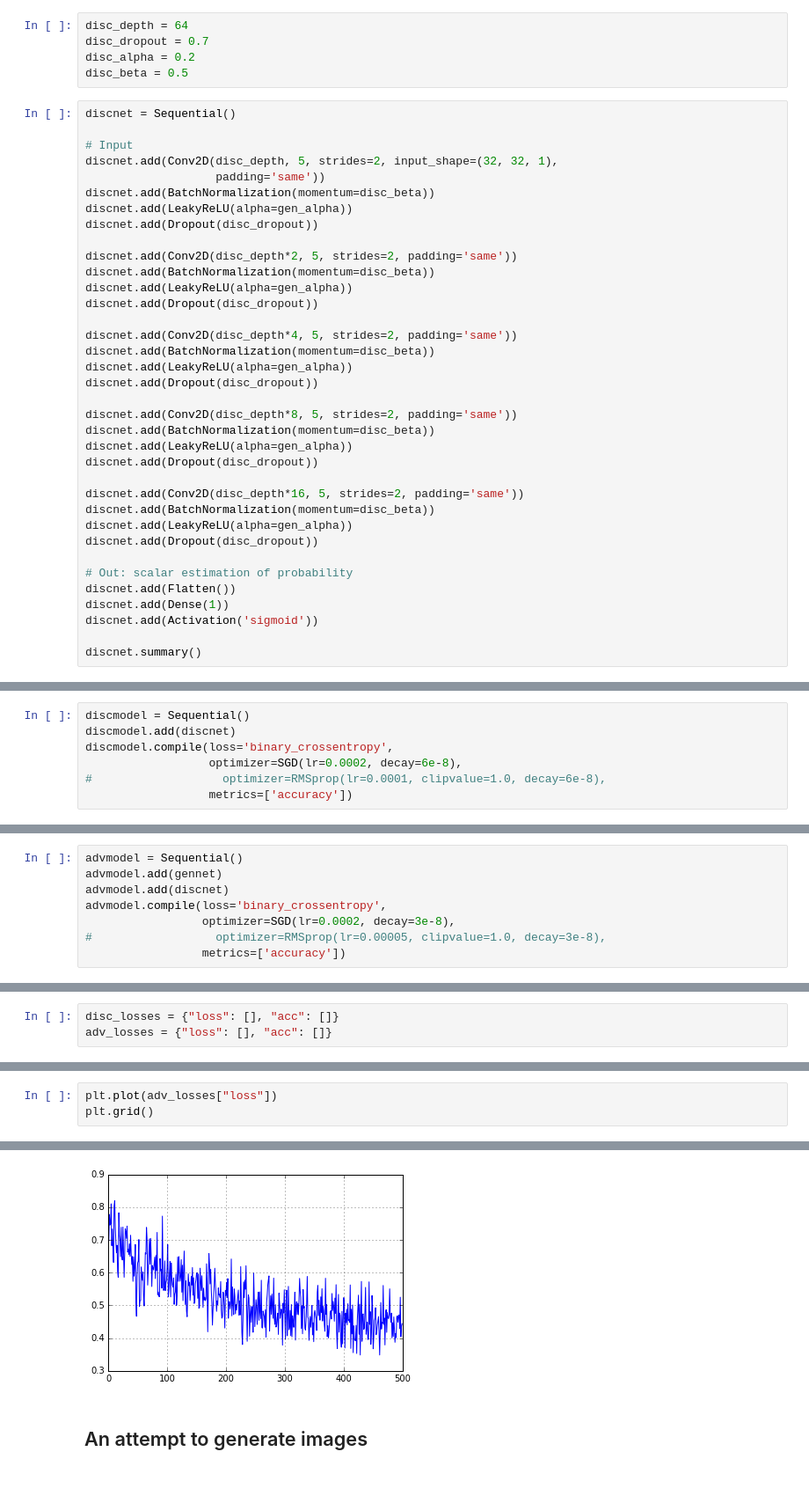
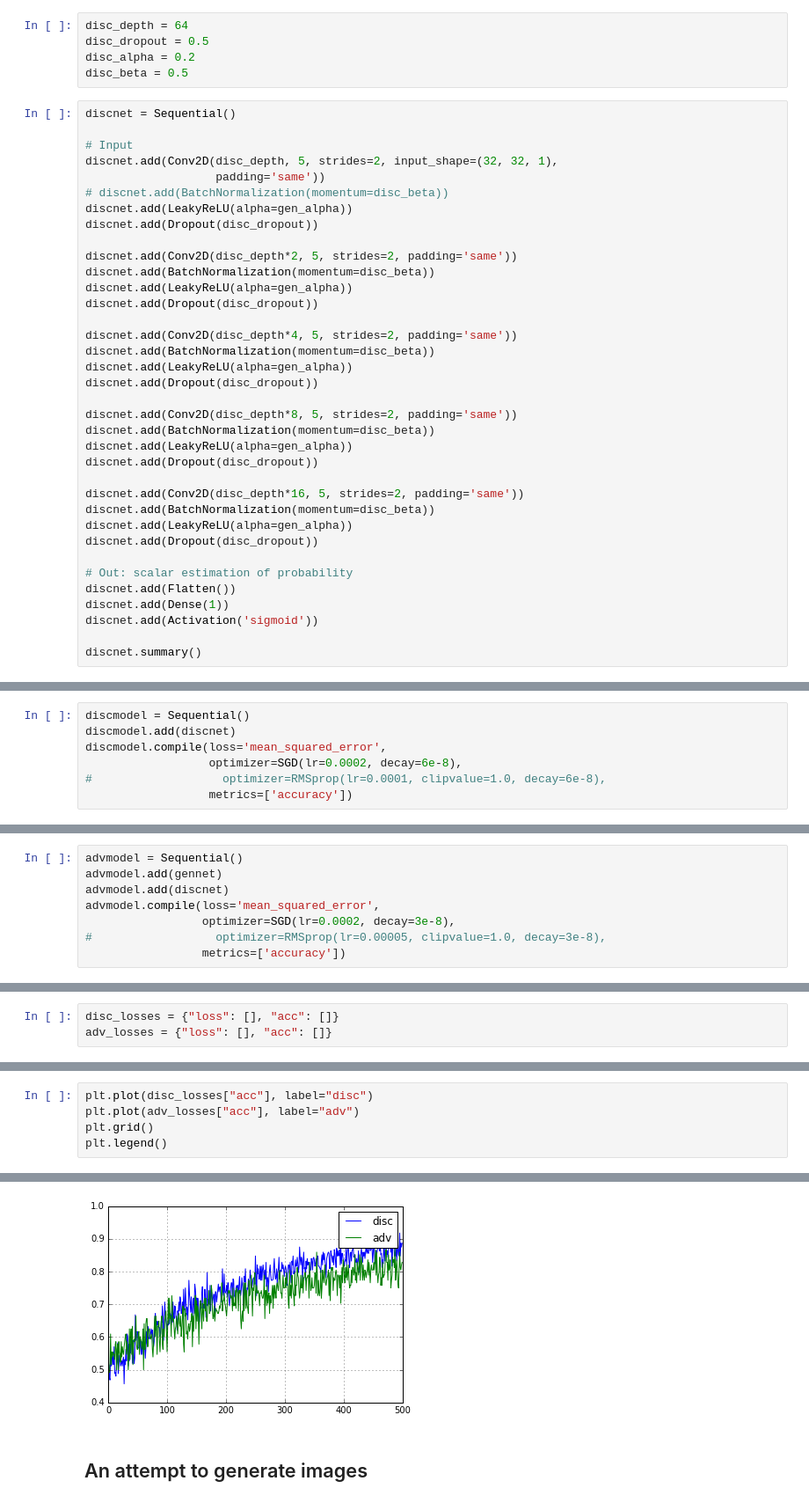
Before and after one commit to robolamp/SleepingCalligrapher, a Jupyter notebook: chars_GAN.ipynb, the cells around one changed output, grey strips where cells are left out. Shown at 88% size. Cells and saved outputs as stored; diff of their text form.

Commit message:
Issue #4: Images scaling fixed, still works bad

```diff
--- a/chars_GAN.ipynb
+++ b/chars_GAN.ipynb
@@ -160,7 +155,7 @@ _________________________________________________________________
 ## Discriminator
 # %%
 disc_depth = 64
-disc_dropout = 0.7
+disc_dropout = 0.5
 disc_alpha = 0.2
 disc_beta = 0.5
 # %%
@@ -169,7 +164,7 @@ discnet = Sequential()
 # Input
 discnet.add(Conv2D(disc_depth, 5, strides=2, input_shape=(32, 32, 1),
                    padding='same'))
-discnet.add(BatchNormalization(momentum=disc_beta))
+# discnet.add(BatchNormalization(momentum=disc_beta))
 discnet.add(LeakyReLU(alpha=gen_alpha))
 discnet.add(Dropout(disc_dropout))
 
@@ -222,7 +217,7 @@ _________________________________________________________________
 # %%
 discmodel = Sequential()
 discmodel.add(discnet)
-discmodel.compile(loss='binary_crossentropy',
+discmodel.compile(loss='mean_squared_error',
                   optimizer=SGD(lr=0.0002, decay=6e-8),
 #                   optimizer=RMSprop(lr=0.0001, clipvalue=1.0, decay=6e-8),
                   metrics=['accuracy'])
@@ -232,7 +227,7 @@ discmodel.compile(loss='binary_crossentropy',
 advmodel = Sequential()
 advmodel.add(gennet)
 advmodel.add(discnet)
-advmodel.compile(loss='binary_crossentropy',
+advmodel.compile(loss='mean_squared_error',
                  optimizer=SGD(lr=0.0002, decay=3e-8),
 #                  optimizer=RMSprop(lr=0.00005, clipvalue=1.0, decay=3e-8),
                  metrics=['accuracy'])
@@ -312,4 +310,6 @@ plt.grid()
 # %%
-plt.plot(adv_losses["loss"])
+plt.plot(disc_losses["acc"], label="disc")
+plt.plot(adv_losses["acc"], label="adv")
 plt.grid()
+plt.legend()
 # %% [output]
@@ -316,4 +317,4 @@ plt.grid()
-[figure, old version]
+[figure, new version]
 # %% [markdown]
 ## An attempt to generate images
 # %%
```
Also changed, not shown: parts of 15 cells of this notebook.
